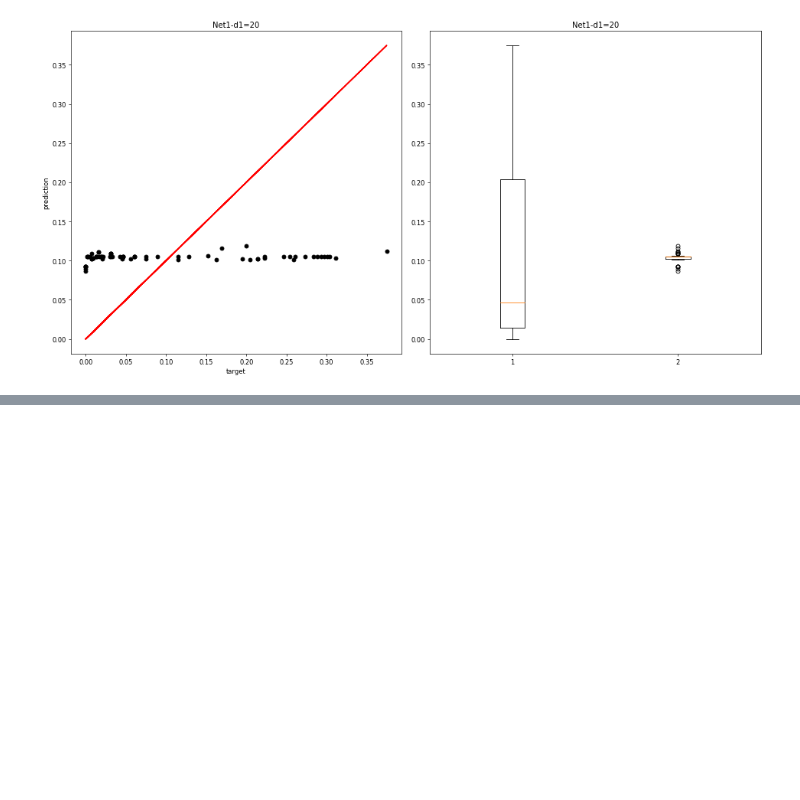
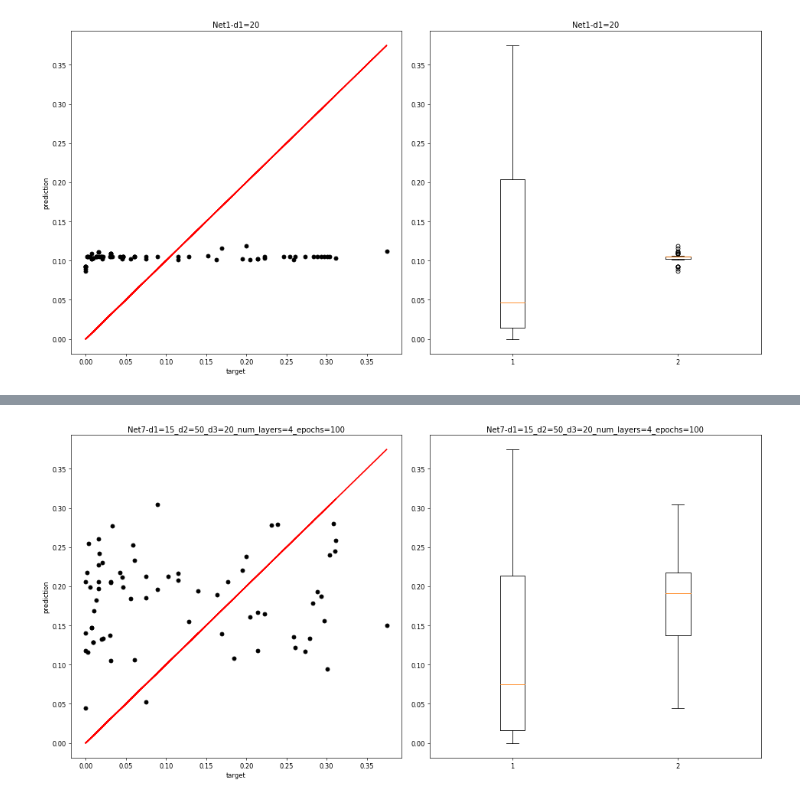
Before and after one commit to presmerats/GNN-MThesis, a Jupyter notebook: src/girvan-newman/TFM_Transductive_setting_GCN_node_betweenness-SELECTED_TRAINING.ipynb, the cells around one changed output, grey strips where cells are left out. Drawn from its saved outputs; the diff is of its cells as text; code cells hidden in the pictures; blank space fills up the shorter version.

```diff
--- a/src/girvan-newman/TFM_Transductive_setting_GCN_node_betweenness-SELECTED_TRAINING.ipynb
+++ b/src/girvan-newman/TFM_Transductive_setting_GCN_node_betweenness-SELECTED_TRAINING.ipynb
@@ -188,0 +370,37 @@ reporting(res_dict)
+# %%
+dname='../datasets/precomputed-pytorchg-betweenness_old/ws_100_3_0_1_nb.pickle'
+res_dict={'tables':{}, 'scatterplots':{}}
+trainingExplosion2(dname,res_dict)
+reporting(res_dict)
+a= """
+
+epochs=100
+forward:
+        x, edge_index = data.x, data.edge_index
+
+        x = self.conv1(x, edge_index)
+        x = F.relu(x)
+        for conv in self.convs:
+            x = conv(x, edge_index)
+            x = F.relu(x)
+            x = self.bn1(x)
+            #x = F.dropout(x, training=self.training)
+
+
+        # 3 fc layers
+        x = self.fc1(x)
+        x = self.bn2(x)
+        x = F.relu(x)
+        #x = F.dropout(x, training=self.training)
+
+        x = self.fc2(x)
+        x = self.bn3(x)
+        #x = F.relu(x)
+
+        x = self.fc3(x)
+
+        # output as regression target
+        return x
+
+"""
+# %% [output]
@@ -188,0 +410 @@ reporting(res_dict)
+[figure, added]
```
Also changed, not shown: parts of 28 cells of this notebook, 12 other files.
